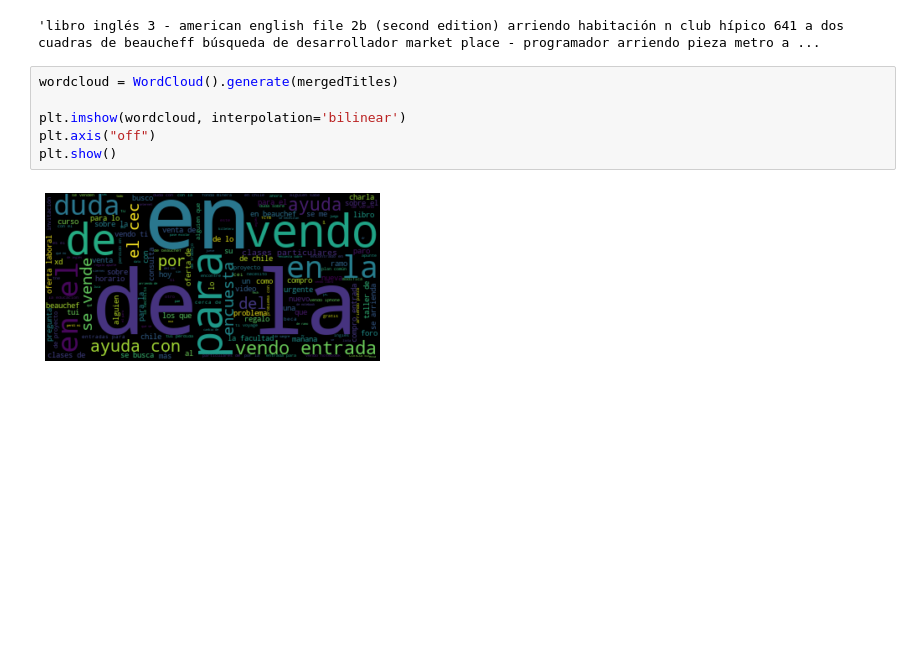
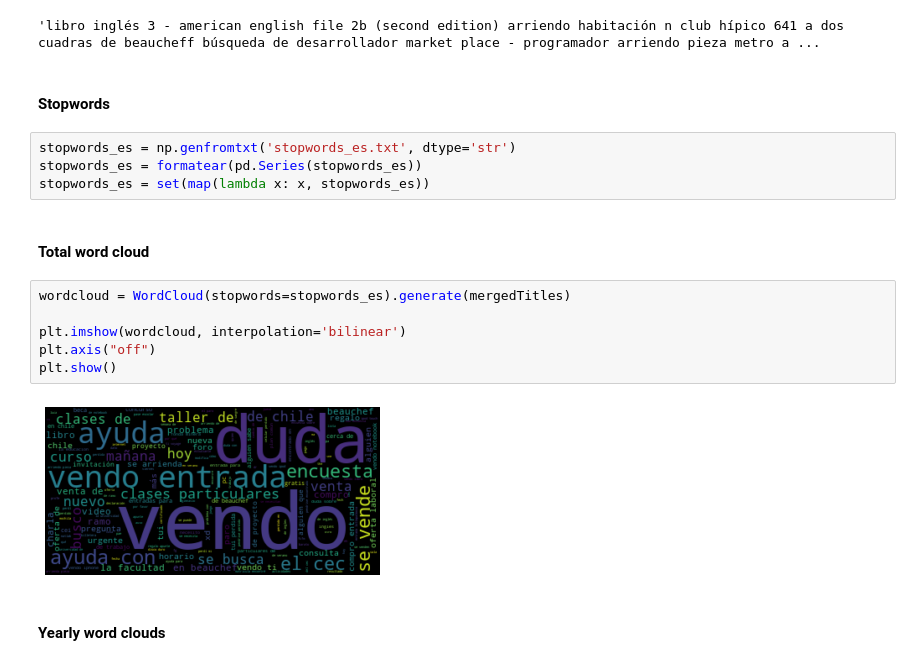
Before and after one commit to martinKindall/forum_analysis_wordclouds, a Jupyter notebook: Forum_analysis.ipynb, the cells around one changed output. Cells and saved outputs as stored; diff of their text form; blank space fills up the shorter version.

Commit message:
Added stopwords and string formatting

```diff
--- a/Forum_analysis.ipynb
+++ b/Forum_analysis.ipynb
@@ -76,11 +77,21 @@ mergedTitles = " ".join(forum_titles_frame["title"])
 mergedTitles[0:200]
 # %% [output]
 'libro inglés 3 - american english file 2b (second edition) arriendo habitación n club hípico 641 a dos cuadras de beaucheff búsqueda de desarrollador market place - programador arriendo pieza metro a ...
+# %% [markdown]
+#### Stopwords
+# %%
+stopwords_es = np.genfromtxt('stopwords_es.txt', dtype='str')
+stopwords_es = formatear(pd.Series(stopwords_es))
+stopwords_es = set(map(lambda x: x, stopwords_es))
+# %% [markdown]
+#### Total word cloud
 # %%
-wordcloud = WordCloud().generate(mergedTitles)
+wordcloud = WordCloud(stopwords=stopwords_es).generate(mergedTitles)
 
 plt.imshow(wordcloud, interpolation='bilinear')
 plt.axis("off")
 plt.show()
 # %% [output]
-[figure, old version]
+[figure, new version]
+# %% [markdown]
+#### Yearly word clouds
```
Also changed, not shown: parts of 2 cells of this notebook, 1 other file.
